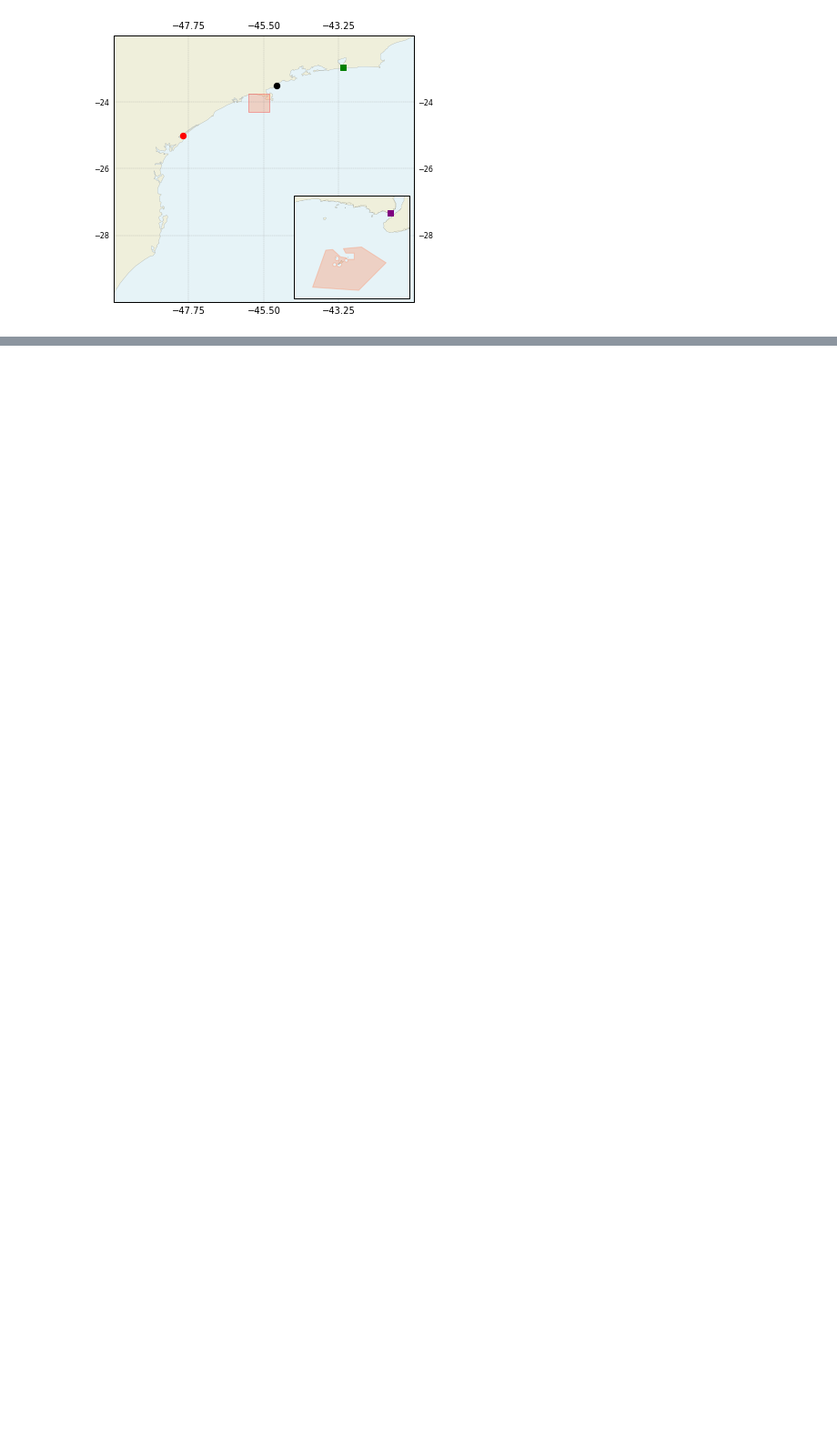
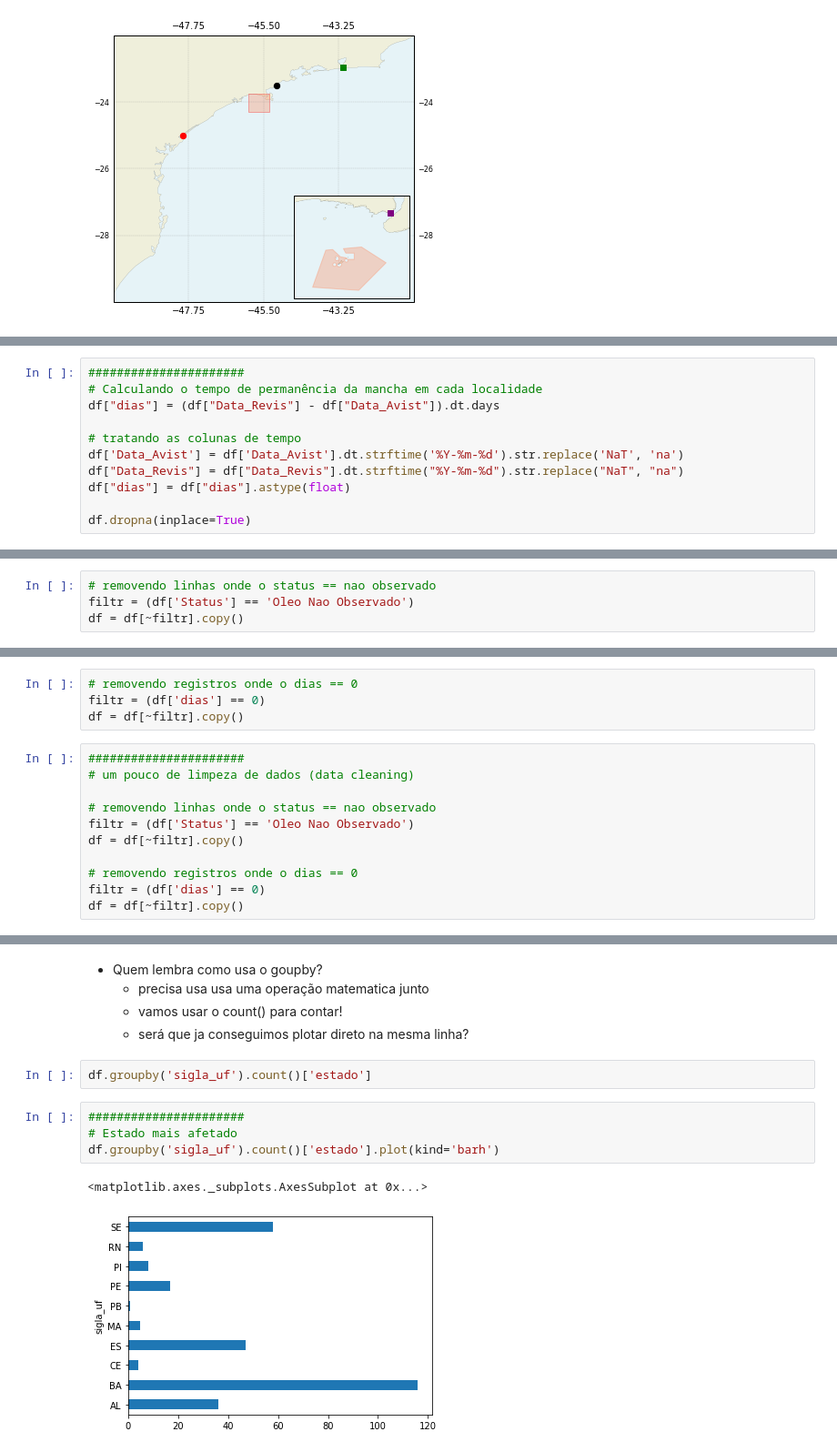
Before and after one commit to LuizaPS/MinicursoPython_AbmGeo, a Jupyter notebook: Aulas/Aula5_Python.ipynb, the cells around one changed output, grey strips where cells are left out. Shown at 91% size. Drawn from its saved outputs; the diff is of its cells as text; blank space fills up the shorter version.

```diff
--- a/Aulas/Aula5_Python.ipynb
+++ b/Aulas/Aula5_Python.ipynb
@@ -541,0 +616,11 @@ plt.savefig('mapa_alcatrazes.png', dpi=150)
+# %%
+######################
+# Calculando o tempo de permanência da mancha em cada localidade
+df["dias"] = (df["Data_Revis"] - df["Data_Avist"]).dt.days
+
+# tratando as colunas de tempo
+df['Data_Avist'] = df['Data_Avist'].dt.strftime('%Y-%m-%d').str.replace('NaT', 'na')
+df["Data_Revis"] = df["Data_Revis"].dt.strftime("%Y-%m-%d").str.replace("NaT", "na")
+df["dias"] = df["dias"].astype(float)
+
+df.dropna(inplace=True)
@@ -541,0 +635,4 @@ plt.savefig('mapa_alcatrazes.png', dpi=150)
+# %%
+# removendo linhas onde o status == nao observado
+filtr = (df['Status'] == 'Oleo Nao Observado')
+df = df[~filtr].copy()
@@ -541,0 +641,15 @@ plt.savefig('mapa_alcatrazes.png', dpi=150)
+# %%
+# removendo registros onde o dias == 0
+filtr = (df['dias'] == 0)
+df = df[~filtr].copy()
+# %%
+######################
+# um pouco de limpeza de dados (data cleaning)
+
+# removendo linhas onde o status == nao observado
+filtr = (df['Status'] == 'Oleo Nao Observado')
+df = df[~filtr].copy()
+
+# removendo registros onde o dias == 0
+filtr = (df['dias'] == 0)
+df = df[~filtr].copy()
@@ -541,0 +662,14 @@ plt.savefig('mapa_alcatrazes.png', dpi=150)
+# %% [markdown]
+- Quem lembra como usa o goupby?
+    - precisa usa usa uma operação matematica junto
+    - vamos usar o count() para contar!
+    - será que ja conseguimos plotar direto na mesma linha?
+# %%
+df.groupby('sigla_uf').count()['estado']
+# %%
+######################
+# Estado mais afetado
+df.groupby('sigla_uf').count()['estado'].plot(kind='barh')
+# %% [output]
+<matplotlib.axes._subplots.AxesSubplot at 0x...>
+[figure, added]
```
Also changed, not shown: parts of 79 cells of this notebook.
